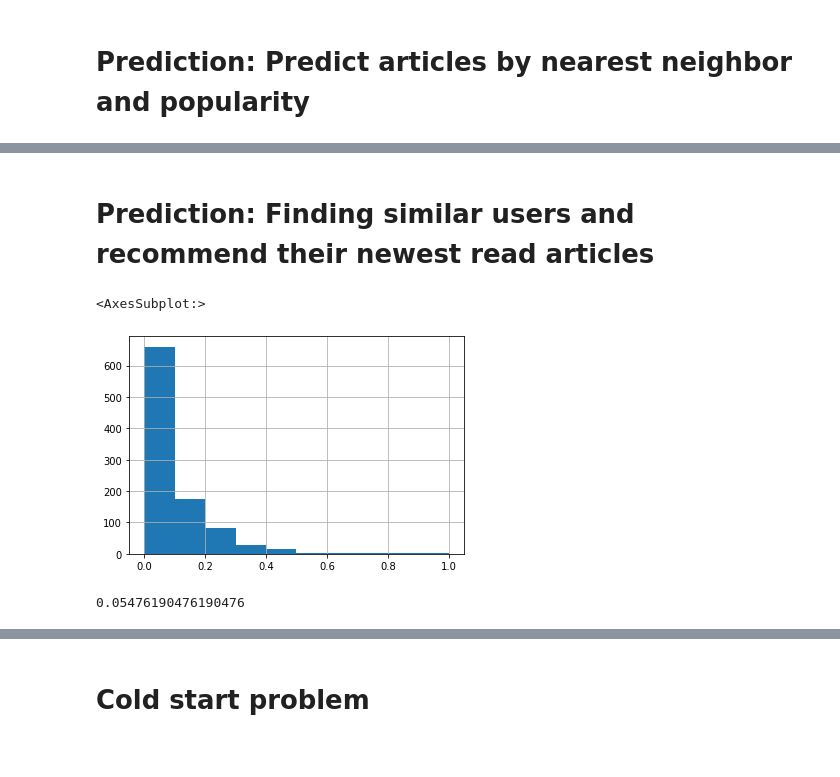
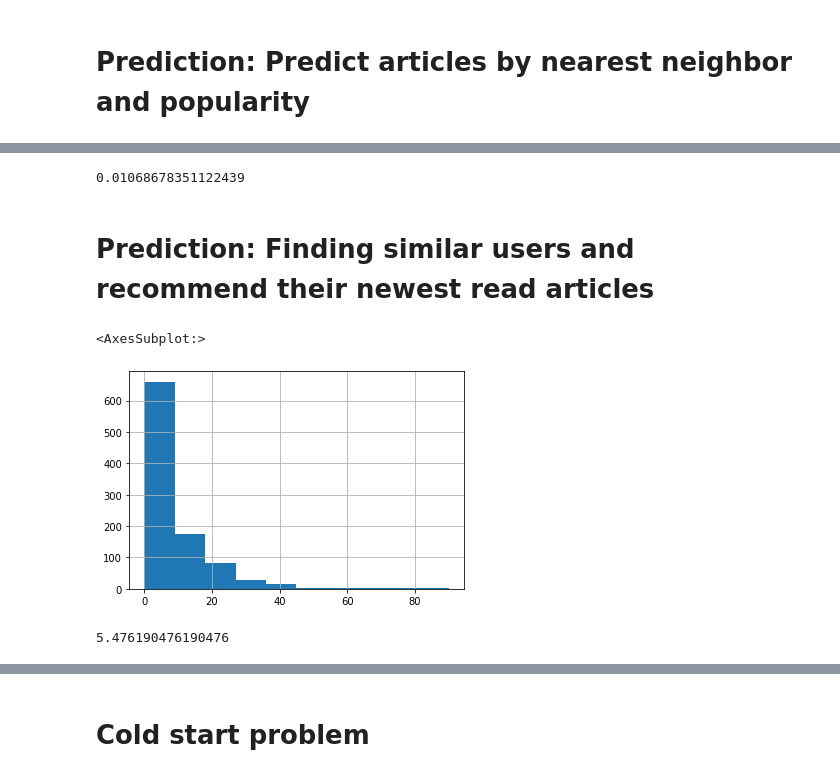
Before and after one commit to jonev/recommender-systems, a Jupyter notebook: graph_based_db.ipynb, the cells around one changed output, grey strips where cells are left out. Drawn from its saved outputs; the diff is of its cells as text; code cells hidden in the pictures.

```diff
--- a/graph_based_db.ipynb
+++ b/graph_based_db.ipynb
@@ -44,10 +44,10 @@ Recall = TP / (TP+FN)
 # %%
 def precision(test_data_user, predictions):
     if(len(predictions) == 0):
-        return
+        return 0
     true_positives = test_data_user[test_data_user["url"].isin(predictions["url"])]
     true_positive_false_positive = predictions
-    return len(true_positives)/len(true_positive_false_positive) # TP / (TP + FP)
+    return 100*(len(true_positives)/len(true_positive_false_positive)) # TP / (TP + FP)
 
 def precision_per_user(df_predictions, df_test_data):
     test_data = df_test_data[["userId", "url"]]
@@ -103,3 +122,7 @@ recall_precision_plot_popularity.plot.line(x="recall", y="precision")
+# %%
+f1_popularity.mean()
+# %% [output]
+0.01068678351122439
 # %% [markdown]
 # Prediction: Finding similar users and recommend their newest read articles
 # %%
@@ -112,14 +135,14 @@ pd.set_option('display.max_colwidth', None)
 # %%
 predictions_newest = pd.read_feather("predictions_on_best_friend_all_users.feather")
 precision_newest = precision_per_user(predictions_newest, df_test)
-precision_newest.hist(bins=[0.0, 0.1, 0.2, 0.3, 0.4, 0.5, 0.6, 0.7, 0.8, 0.9, 1.0])
+precision_newest.hist()
 # %% [output]
 <AxesSubplot:>
-[figure, old version]
+[figure, new version]
 # %%
 precision_newest.mean()
 # %% [output]
-0.05476190476190476
+5.476190476190476
 # %%
 recall_newest = recall_per_user(predictions_newest, df_test)
 recall_newest.hist()
```
Also changed, not shown: parts of 13 cells of this notebook.
